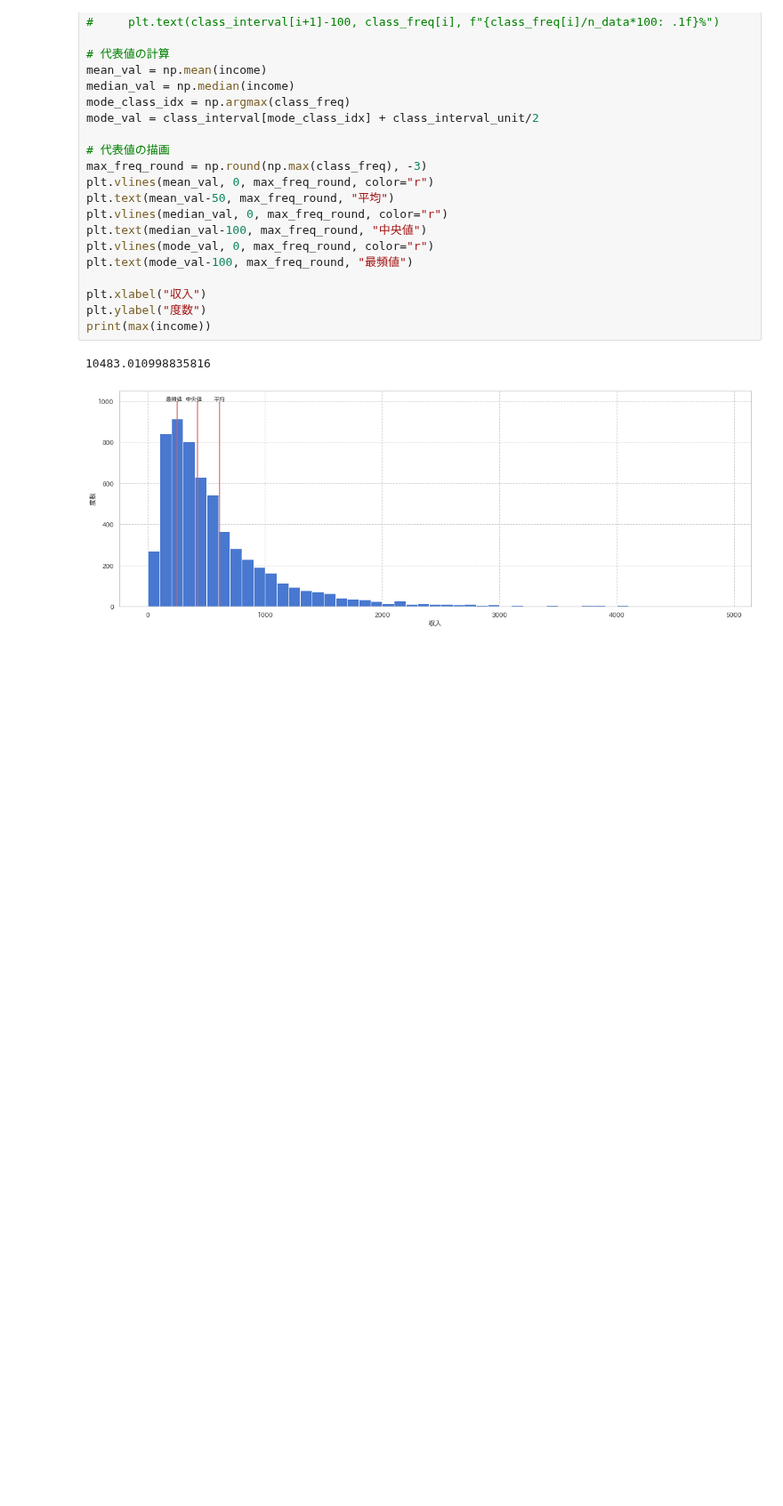
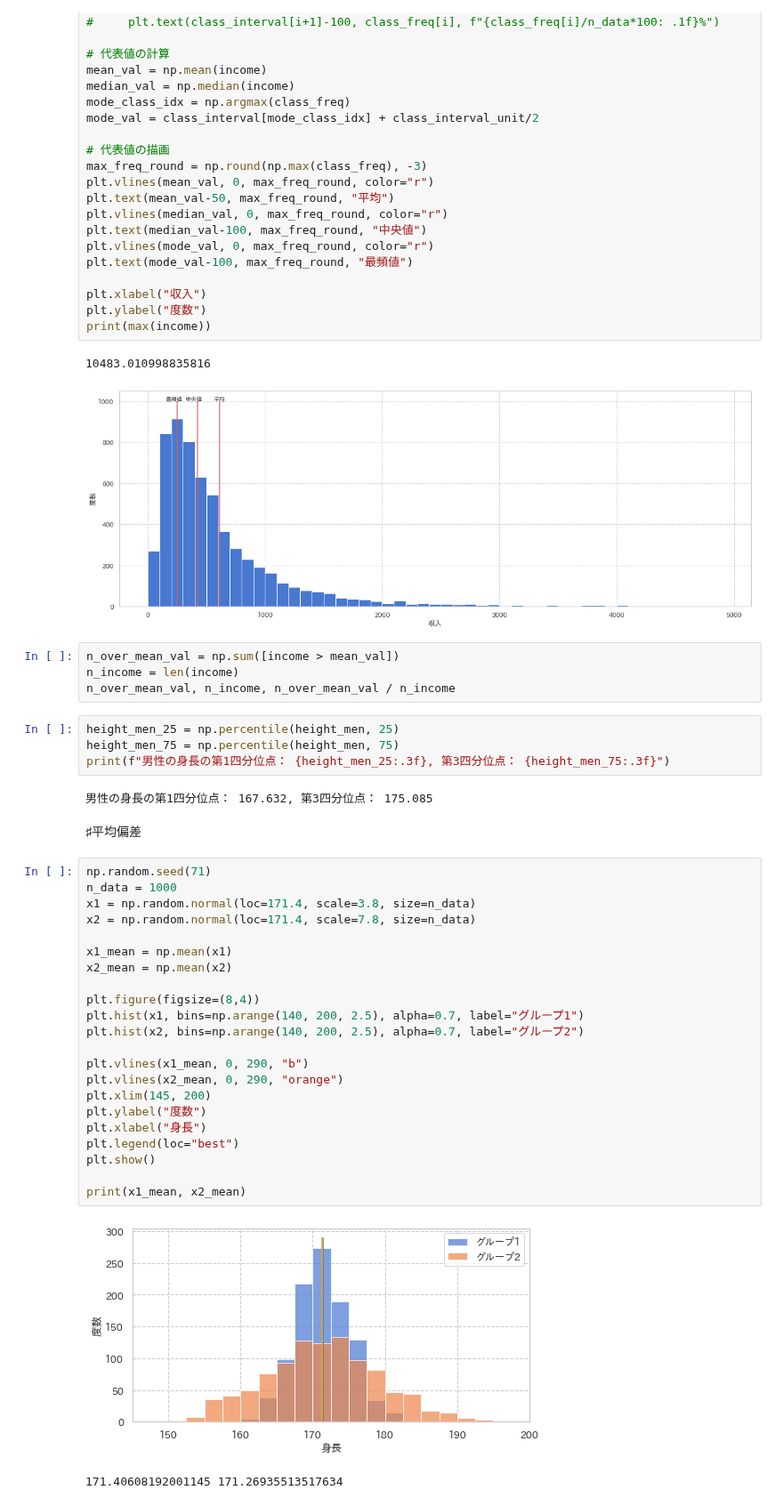
Before and after one commit to zfukuoka/Copying_a_sutra, a Jupyter notebook: SoftwareDesign202010_01/SoftwareDesign202010_0102.ipynb, the cells around one changed output. Shown at 89% size. Cells and saved outputs as stored; diff of their text form; blank space fills up the shorter version.

```diff
--- a/SoftwareDesign202010_01/SoftwareDesign202010_0102.ipynb
+++ b/SoftwareDesign202010_01/SoftwareDesign202010_0102.ipynb
@@ -252,3 +252,40 @@ print(max(income))
 # %% [output]
 10483.010998835816
 [figure]
+# %%
+n_over_mean_val = np.sum([income > mean_val])
+n_income = len(income)
+n_over_mean_val, n_income, n_over_mean_val / n_income
+# %%
+height_men_25 = np.percentile(height_men, 25)
+height_men_75 = np.percentile(height_men, 75)
+print(f"男性の身長の第1四分位点： {height_men_25:.3f}, 第3四分位点： {height_men_75:.3f}")
+# %% [output]
+男性の身長の第1四分位点： 167.632, 第3四分位点： 175.085
+# %% [markdown]
+♯平均偏差
+# %%
+np.random.seed(71)
+n_data = 1000
+x1 = np.random.normal(loc=171.4, scale=3.8, size=n_data)
+x2 = np.random.normal(loc=171.4, scale=7.8, size=n_data)
+
+x1_mean = np.mean(x1)
+x2_mean = np.mean(x2)
+
+plt.figure(figsize=(8,4))
+plt.hist(x1, bins=np.arange(140, 200, 2.5), alpha=0.7, label="グループ1")
+plt.hist(x2, bins=np.arange(140, 200, 2.5), alpha=0.7, label="グループ2")
+
+plt.vlines(x1_mean, 0, 290, "b")
+plt.vlines(x2_mean, 0, 290, "orange")
+plt.xlim(145, 200)
+plt.ylabel("度数")
+plt.xlabel("身長")
+plt.legend(loc="best")
+plt.show()
+
+print(x1_mean, x2_mean)
+# %% [output]
+[figure, added]
+171.40608192001145 171.26935513517634
```
Also changed, not shown: parts of 3 cells of this notebook.
